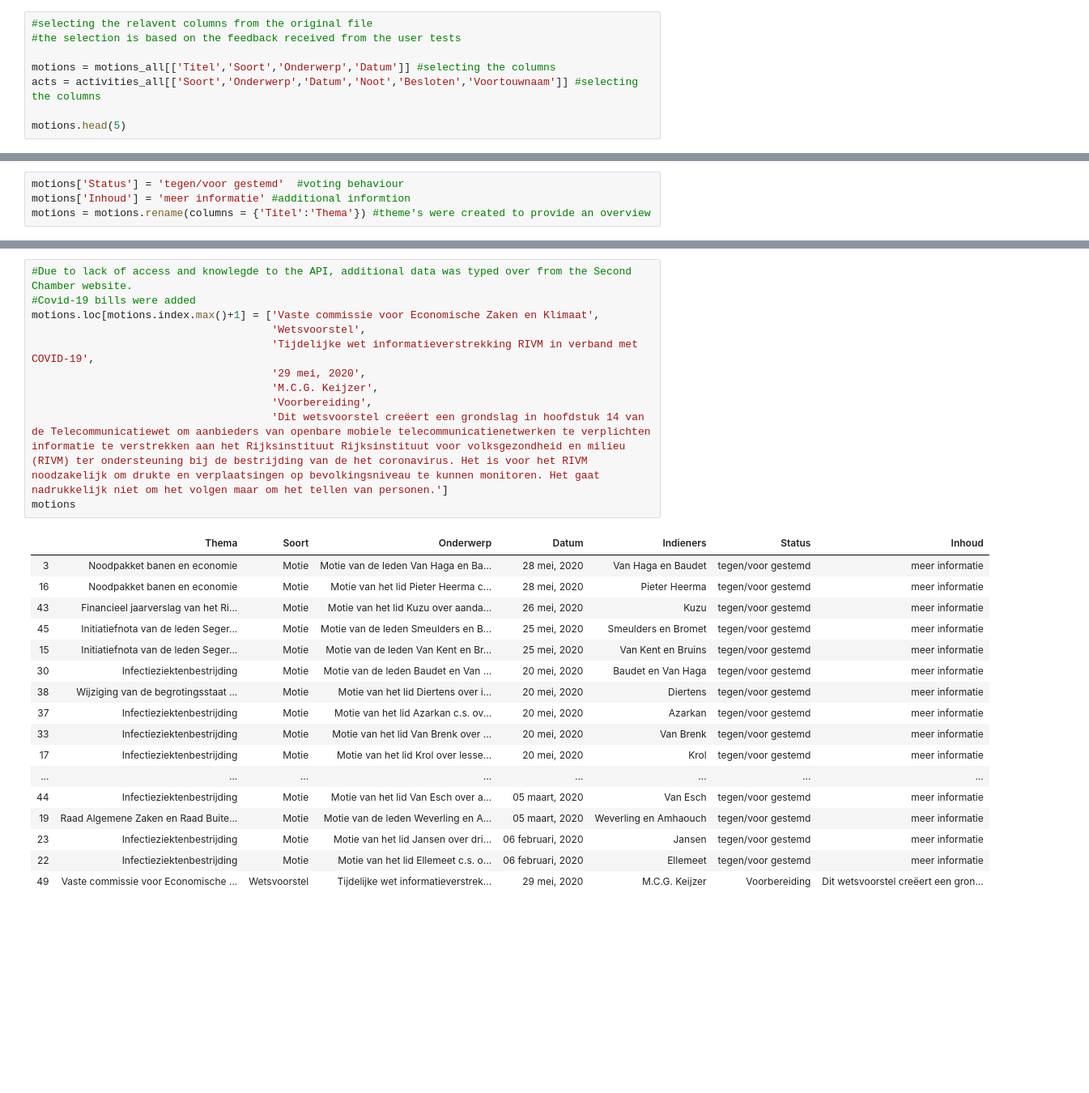
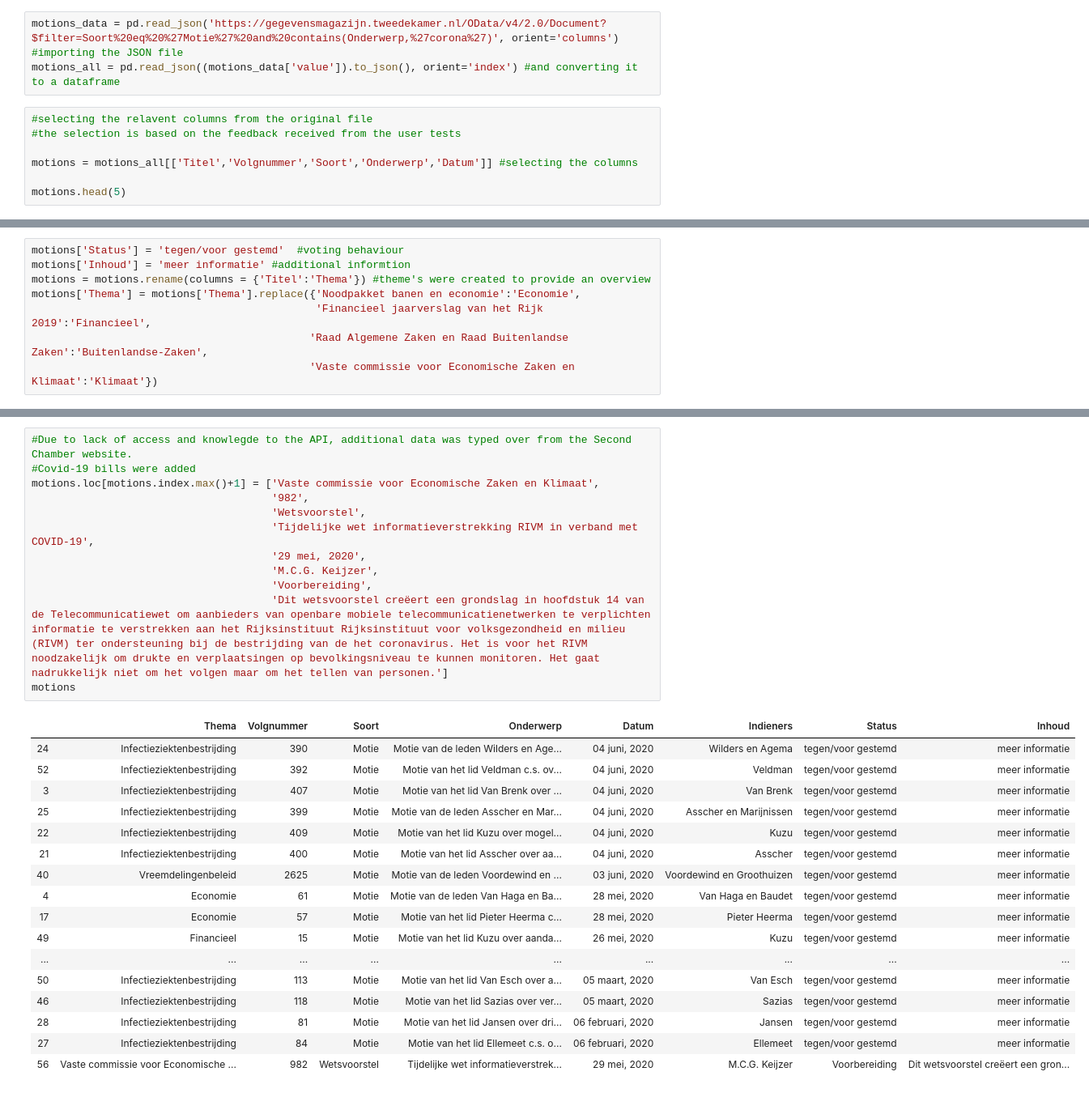
Before and after one commit to RhiedAlOthmani/2nd, a Jupyter notebook: Merging-JSON.ipynb, the cells around one changed output, grey strips where cells are left out. Shown at 81% size. Saved outputs shown, nothing was run; the diff lists cells and outputs as text; blank space fills up the shorter version.

Commit message:
Cleaning the data

```diff
--- a/Merging-JSON.ipynb
+++ b/Merging-JSON.ipynb
@@ -16,9 +10,11 @@ activities_all = pd.read_json((activities_data['value']).to_json(), orient='inde
+# %%
+motions_data = pd.read_json('https://gegevensmagazijn.tweedekamer.nl/OData/v4/2.0/Document?$filter=Soort%20eq%20%27Motie%27%20and%20contains(Onderwerp,%27corona%27)', orient='columns') #importing the JSON file
+motions_all = pd.read_json((motions_data['value']).to_json(), orient='index') #and converting it to a dataframe
 # %%
 #selecting the relavent columns from the original file
 #the selection is based on the feedback received from the user tests
 
-motions = motions_all[['Titel','Soort','Onderwerp','Datum']] #selecting the columns
-acts = activities_all[['Soort','Onderwerp','Datum','Noot','Besloten','Voortouwnaam']] #selecting the columns
+motions = motions_all[['Titel','Volgnummer','Soort','Onderwerp','Datum']] #selecting the columns
 
 motions.head(5)
 # %% [output]
@@ -78,6 +74,10 @@ Some of the data is missing because it could not be extracted from the API, due
 motions['Status'] = 'tegen/voor gestemd'  #voting behaviour
 motions['Inhoud'] = 'meer informatie' #additional informtion
 motions = motions.rename(columns = {'Titel':'Thema'}) #theme's were created to provide an overview
+motions['Thema'] = motions['Thema'].replace({'Noodpakket banen en economie':'Economie',
+                                             'Financieel jaarverslag van het Rijk 2019':'Financieel',
+                                            'Raad Algemene Zaken en Raad Buitenlandse Zaken':'Buitenlandse-Zaken',
+                                            'Vaste commissie voor Economische Zaken en Klimaat':'Klimaat'})
 # %%
 motions
 # %% [output]
@@ -101,32 +101,33 @@ motions
 # %%
 #Due to lack of access and knowlegde to the API, additional data was typed over from the Second Chamber website.
 #Covid-19 bills were added
 motions.loc[motions.index.max()+1] = ['Vaste commissie voor Economische Zaken en Klimaat',
+                                      '982',
                                       'Wetsvoorstel',
                                       'Tijdelijke wet informatieverstrekking RIVM in verband met COVID-19',
                                       '29 mei, 2020',
                                       'M.C.G. Keijzer',
                                       'Voorbereiding',
                                       'Dit wetsvoorstel creëert een grondslag in hoofdstuk 14 van de Telecommunicatiewet om aanbieders van openbare mobiele telecommunicatienetwerken te verplichten informatie te verstrekken aan het Rijksinstituut Rijksinstituut voor volksgezondheid en milieu (RIVM) ter ondersteuning bij de bestrijding van de het coronavirus. Het is voor het RIVM noodzakelijk om drukte en verplaatsingen op bevolkingsniveau te kunnen monitoren. Het gaat nadrukkelijk niet om het volgen maar om het tellen van personen.']
 motions
 # %% [output]
-|  | Thema | Soort | Onderwerp | Datum | Indieners | Status | Inhoud |
-| 3 | Noodpakket banen en economie | Motie | Motie van de leden Van Haga en Ba... | 28 mei, 2020 | Van Haga en Baudet | tegen/voor gestemd | meer informatie |
-| 16 | Noodpakket banen en economie | Motie | Motie van het lid Pieter Heerma c... | 28 mei, 2020 | Pieter Heerma | tegen/voor gestemd | meer informatie |
-| 43 | Financieel jaarverslag van het Ri... | Motie | Motie van het lid Kuzu over aanda... | 26 mei, 2020 | Kuzu | tegen/voor gestemd | meer informatie |
-| 45 | Initiatiefnota van de leden Seger... | Motie | Motie van de leden Smeulders en B... | 25 mei, 2020 | Smeulders en Bromet | tegen/voor gestemd | meer informatie |
-| 15 | Initiatiefnota van de leden Seger... | Motie | Motie van de leden Van Kent en Br... | 25 mei, 2020 | Van Kent en Bruins | tegen/voor gestemd | meer informatie |
-| 30 | Infectieziektenbestrijding | Motie | Motie van de leden Baudet en Van ... | 20 mei, 2020 | Baudet en Van Haga | tegen/voor gestemd | meer informatie |
-| 38 | Wijziging van de begrotingsstaat ... | Motie | Motie van het lid Diertens over i... | 20 mei, 2020 | Diertens | tegen/voor gestemd | meer informatie |
-| 37 | Infectieziektenbestrijding | Motie | Motie van het lid Azarkan c.s. ov... | 20 mei, 2020 | Azarkan | tegen/voor gestemd | meer informatie |
-| 33 | Infectieziektenbestrijding | Motie | Motie van het lid Van Brenk over ... | 20 mei, 2020 | Van Brenk | tegen/voor gestemd | meer informatie |
-| 17 | Infectieziektenbestrijding | Motie | Motie van het lid Krol over lesse... | 20 mei, 2020 | Krol | tegen/voor gestemd | meer informatie |
-| ... | ... | ... | ... | ... | ... | ... | ... |
-| 44 | Infectieziektenbestrijding | Motie | Motie van het lid Van Esch over a... | 05 maart, 2020 | Van Esch | tegen/voor gestemd | meer informatie |
-| 19 | Raad Algemene Zaken en Raad Buite... | Motie | Motie van de leden Weverling en A... | 05 maart, 2020 | Weverling en Amhaouch | tegen/voor gestemd | meer informatie |
-| 23 | Infectieziektenbestrijding | Motie | Motie van het lid Jansen over dri... | 06 februari, 2020 | Jansen | tegen/voor gestemd | meer informatie |
-| 22 | Infectieziektenbestrijding | Motie | Motie van het lid Ellemeet c.s. o... | 06 februari, 2020 | Ellemeet | tegen/voor gestemd | meer informatie |
-| 49 | Vaste commissie voor Economische ... | Wetsvoorstel | Tijdelijke wet informatieverstrek... | 29 mei, 2020 | M.C.G. Keijzer | Voorbereiding | Dit wetsvoorstel creëert een gron... |
+|  | Thema | Volgnummer | Soort | Onderwerp | Datum | Indieners | Status | Inhoud |
+| 24 | Infectieziektenbestrijding | 390 | Motie | Motie van de leden Wilders en Age... | 04 juni, 2020 | Wilders en Agema | tegen/voor gestemd | meer informatie |
+| 52 | Infectieziektenbestrijding | 392 | Motie | Motie van het lid Veldman c.s. ov... | 04 juni, 2020 | Veldman | tegen/voor gestemd | meer informatie |
+| 3 | Infectieziektenbestrijding | 407 | Motie | Motie van het lid Van Brenk over ... | 04 juni, 2020 | Van Brenk | tegen/voor gestemd | meer informatie |
+| 25 | Infectieziektenbestrijding | 399 | Motie | Motie van de leden Asscher en Mar... | 04 juni, 2020 | Asscher en Marijnissen | tegen/voor gestemd | meer informatie |
+| 22 | Infectieziektenbestrijding | 409 | Motie | Motie van het lid Kuzu over mogel... | 04 juni, 2020 | Kuzu | tegen/voor gestemd | meer informatie |
+| 21 | Infectieziektenbestrijding | 400 | Motie | Motie van het lid Asscher over aa... | 04 juni, 2020 | Asscher | tegen/voor gestemd | meer informatie |
+| 40 | Vreemdelingenbeleid | 2625 | Motie | Motie van de leden Voordewind en ... | 03 juni, 2020 | Voordewind en Groothuizen | tegen/voor gestemd | meer informatie |
+| 4 | Economie | 61 | Motie | Motie van de leden Van Haga en Ba... | 28 mei, 2020 | Van Haga en Baudet | tegen/voor gestemd | meer informatie |
+| 17 | Economie | 57 | Motie | Motie van het lid Pieter Heerma c... | 28 mei, 2020 | Pieter Heerma | tegen/voor gestemd | meer informatie |
+| 49 | Financieel | 15 | Motie | Motie van het lid Kuzu over aanda... | 26 mei, 2020 | Kuzu | tegen/voor gestemd | meer informatie |
+| ... | ... | ... | ... | ... | ... | ... | ... | ... |
+| 50 | Infectieziektenbestrijding | 113 | Motie | Motie van het lid Van Esch over a... | 05 maart, 2020 | Van Esch | tegen/voor gestemd | meer informatie |
+| 46 | Infectieziektenbestrijding | 118 | Motie | Motie van het lid Sazias over ver... | 05 maart, 2020 | Sazias | tegen/voor gestemd | meer informatie |
+| 28 | Infectieziektenbestrijding | 81 | Motie | Motie van het lid Jansen over dri... | 06 februari, 2020 | Jansen | tegen/voor gestemd | meer informatie |
+| 27 | Infectieziektenbestrijding | 84 | Motie | Motie van het lid Ellemeet c.s. o... | 06 februari, 2020 | Ellemeet | tegen/voor gestemd | meer informatie |
+| 56 | Vaste commissie voor Economische ... | 982 | Wetsvoorstel | Tijdelijke wet informatieverstrek... | 29 mei, 2020 | M.C.G. Keijzer | Voorbereiding | Dit wetsvoorstel creëert een gron... |
 # %%
 #converting the datafrome into a new JSON file
 
```
Also changed, not shown: parts of 7 cells of this notebook.
